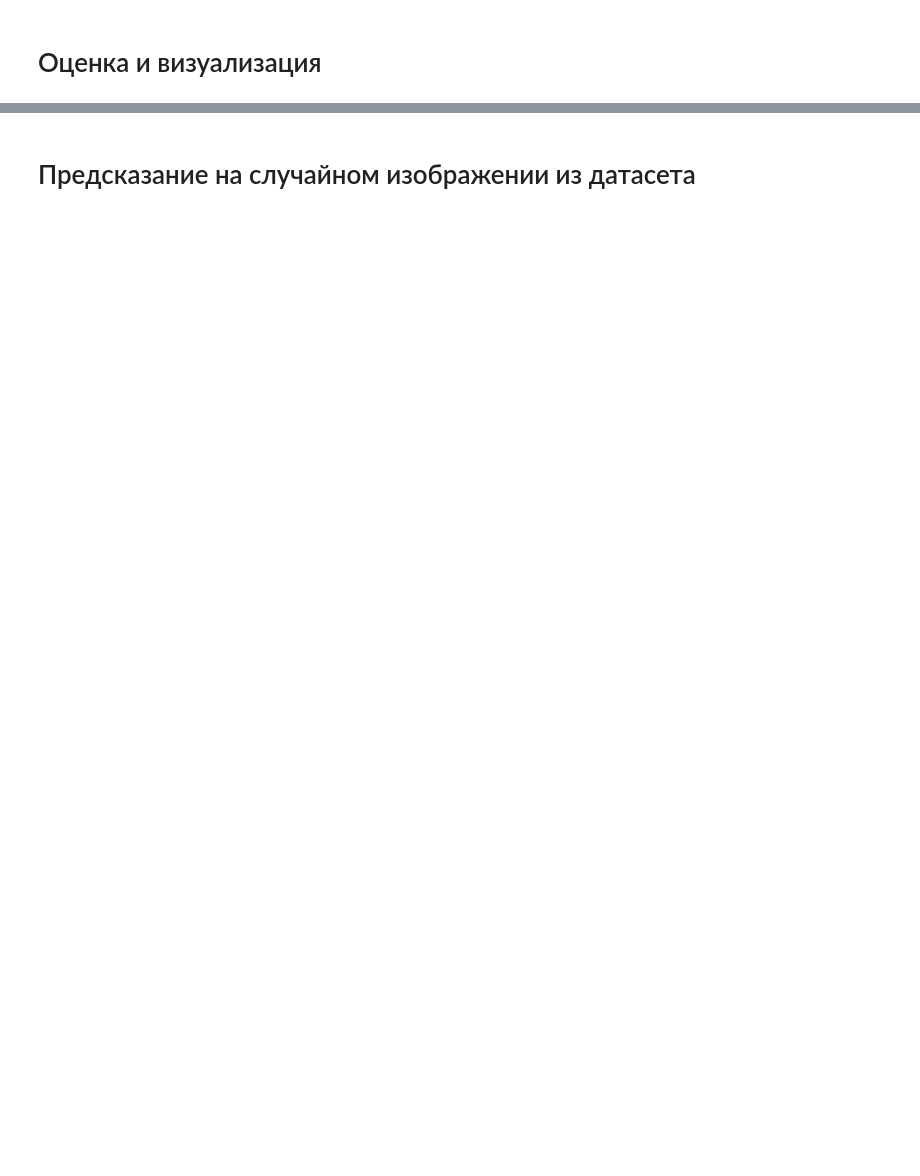
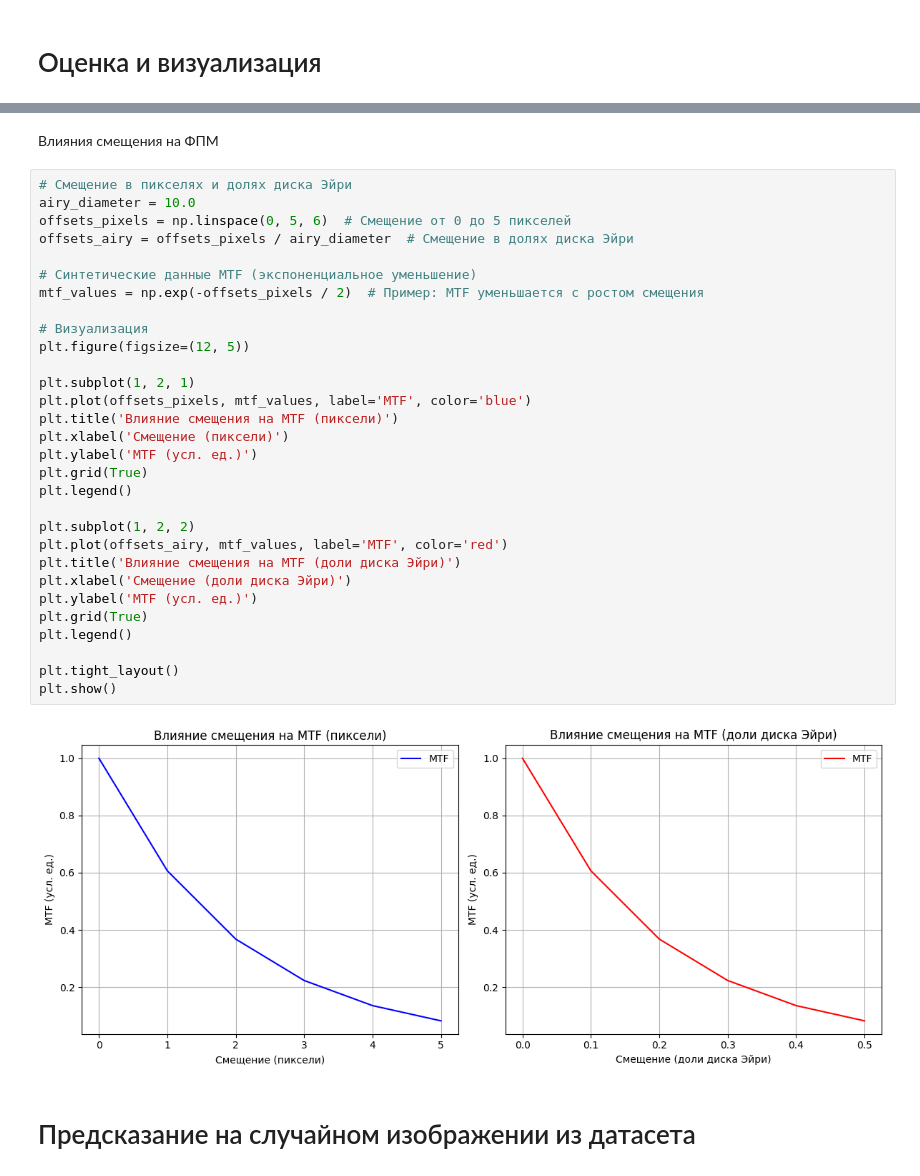
Before and after one commit to fmvachoo/cnn_psf, a Jupyter notebook: cnn-resnet-2layers.ipynb, the cells around one changed output, grey strips where cells are left out. Saved outputs shown, nothing was run; the diff lists cells and outputs as text; blank space fills up the shorter version.

```diff
--- a/cnn-resnet-2layers.ipynb
+++ b/cnn-resnet-2layers.ipynb
@@ -236,3 +219,37 @@ RMSE: 1.28 пикселей
+# %% [markdown]
+Влияния смещения на ФПМ
+# %%
+# Смещение в пикселях и долях диска Эйри
+airy_diameter = 10.0
+offsets_pixels = np.linspace(0, 5, 6)  # Смещение от 0 до 5 пикселей
+offsets_airy = offsets_pixels / airy_diameter  # Смещение в долях диска Эйри
+
+# Синтетические данные MTF (экспоненциальное уменьшение)
+mtf_values = np.exp(-offsets_pixels / 2)  # Пример: MTF уменьшается с ростом смещения
+
+# Визуализация
+plt.figure(figsize=(12, 5))
+
+plt.subplot(1, 2, 1)
+plt.plot(offsets_pixels, mtf_values, label='MTF', color='blue')
+plt.title('Влияние смещения на MTF (пиксели)')
+plt.xlabel('Смещение (пиксели)')
+plt.ylabel('MTF (усл. ед.)')
+plt.grid(True)
+plt.legend()
+
+plt.subplot(1, 2, 2)
+plt.plot(offsets_airy, mtf_values, label='MTF', color='red')
+plt.title('Влияние смещения на MTF (доли диска Эйри)')
+plt.xlabel('Смещение (доли диска Эйри)')
+plt.ylabel('MTF (усл. ед.)')
+plt.grid(True)
+plt.legend()
+
+plt.tight_layout()
+plt.show()
+# %% [output]
+[figure, added]
 # %% [markdown]
 # Предсказание на случайном изображении из датасета
 # %%
```
Also changed, not shown: parts of 8 cells of this notebook.
